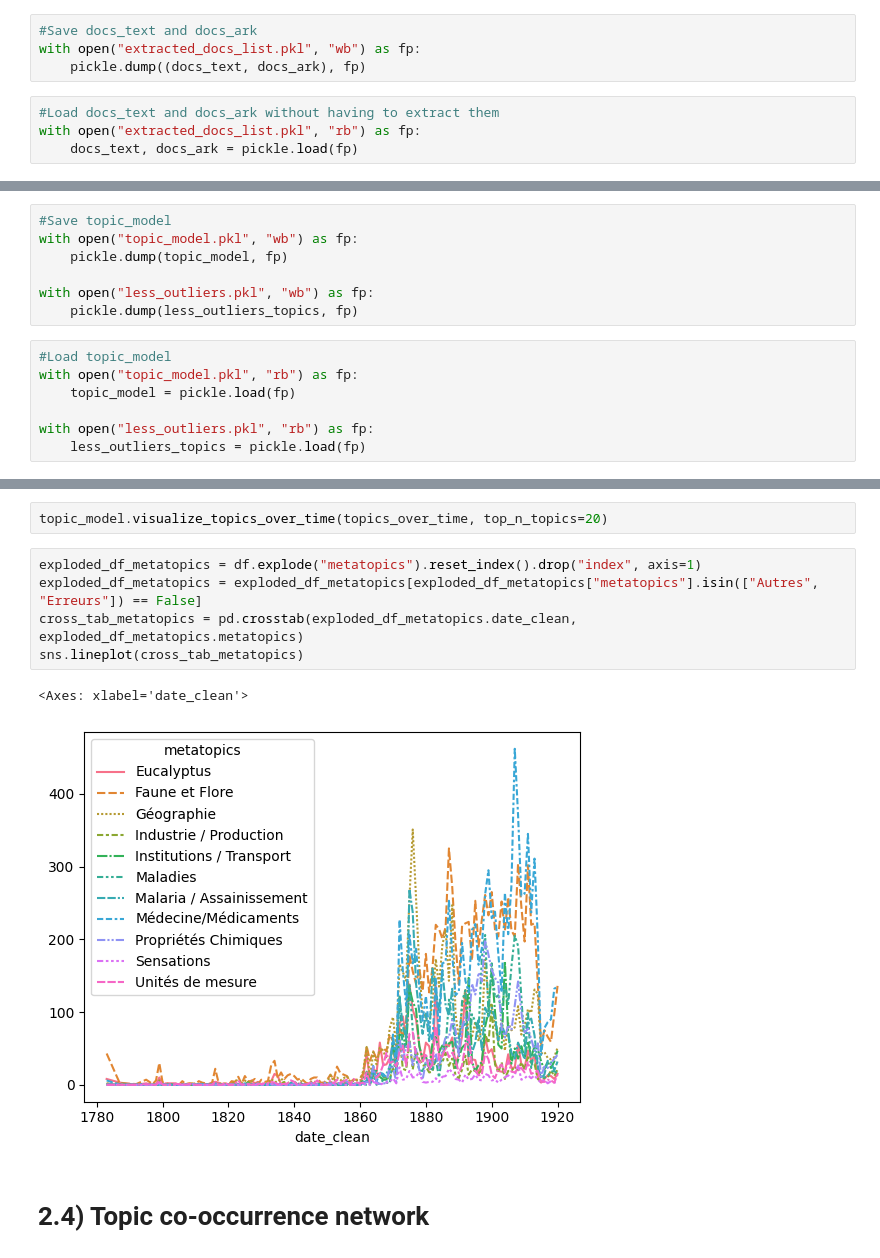
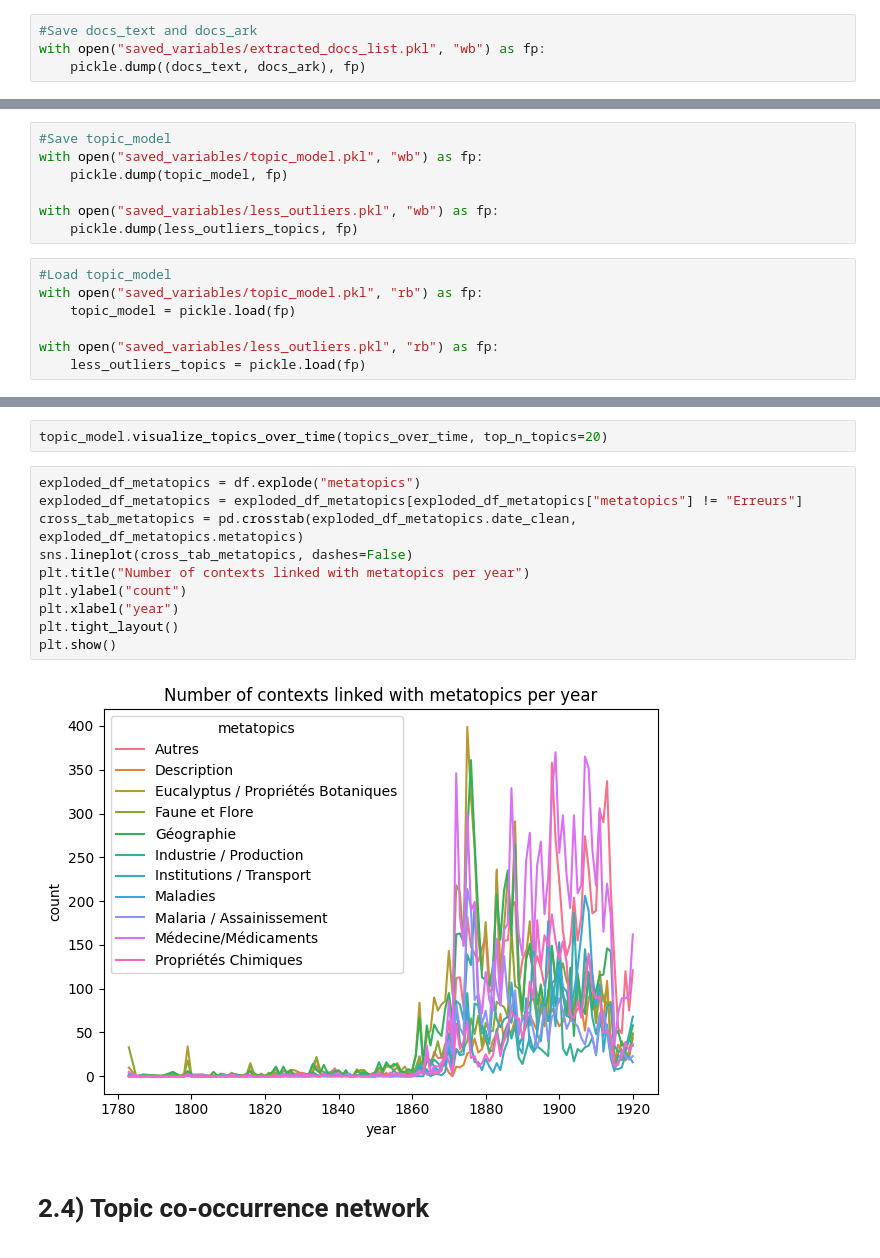
Before and after one commit to dh-epfl-students/lhst-the-ecology-of-eucalyptus, a Jupyter notebook: analysis/topic_modeling.ipynb, the cells around one changed output, grey strips where cells are left out. Cells and saved outputs as stored; diff of their text form.

Commit message:
Repo clean-up

```diff
--- a/analysis/topic_modeling.ipynb
+++ b/analysis/topic_modeling.ipynb
@@ -39,11 +46,7 @@ for doc in df["ark"].to_list():
 # %%
 #Save docs_text and docs_ark
-with open("extracted_docs_list.pkl", "wb") as fp:
+with open("saved_variables/extracted_docs_list.pkl", "wb") as fp:
     pickle.dump((docs_text, docs_ark), fp)
-# %%
-#Load docs_text and docs_ark without having to extract them
-with open("extracted_docs_list.pkl", "rb") as fp:
-    docs_text, docs_ark = pickle.load(fp)
 # %% [markdown]
 # 1) Initialize Topic Model
 # %%
@@ -74,16 +79,16 @@ less_outliers_topics = topic_model.reduce_outliers(docs_text, topics)
 # %%
 #Save topic_model
-with open("topic_model.pkl", "wb") as fp:
+with open("saved_variables/topic_model.pkl", "wb") as fp:
     pickle.dump(topic_model, fp)
 
-with open("less_outliers.pkl", "wb") as fp:
+with open("saved_variables/less_outliers.pkl", "wb") as fp:
     pickle.dump(less_outliers_topics, fp)
 # %%
 #Load topic_model
-with open("topic_model.pkl", "rb") as fp:
+with open("saved_variables/topic_model.pkl", "rb") as fp:
     topic_model = pickle.load(fp)
 
-with open("less_outliers.pkl", "rb") as fp:
+with open("saved_variables/less_outliers.pkl", "rb") as fp:
     less_outliers_topics = pickle.load(fp)
 # %% [markdown]
 ## 1.1) Assign Meta-topics:
@@ -364,13 +231,17 @@ topics_over_time = topic_model.topics_over_time(docs_text, docs_year, nr_bins=60
 # %%
 topic_model.visualize_topics_over_time(topics_over_time, top_n_topics=20)
 # %%
-exploded_df_metatopics = df.explode("metatopics").reset_index().drop("index", axis=1)
-exploded_df_metatopics = exploded_df_metatopics[exploded_df_metatopics["metatopics"].isin(["Autres", "Erreurs"]) == False]
+exploded_df_metatopics = df.explode("metatopics")
+exploded_df_metatopics = exploded_df_metatopics[exploded_df_metatopics["metatopics"] != "Erreurs"]
 cross_tab_metatopics = pd.crosstab(exploded_df_metatopics.date_clean, exploded_df_metatopics.metatopics)
-sns.lineplot(cross_tab_metatopics)
+sns.lineplot(cross_tab_metatopics, dashes=False)
+plt.title("Number of contexts linked with metatopics per year")
+plt.ylabel("count")
+plt.xlabel("year")
+plt.tight_layout()
+plt.show()
 # %% [output]
-<Axes: xlabel='date_clean'>
-[figure, old version]
+[figure, new version]
 # %% [markdown]
 # 2.4) Topic co-occurrence network
 # %%
```
Also changed, not shown: parts of 28 cells of this notebook, 15 other files.
